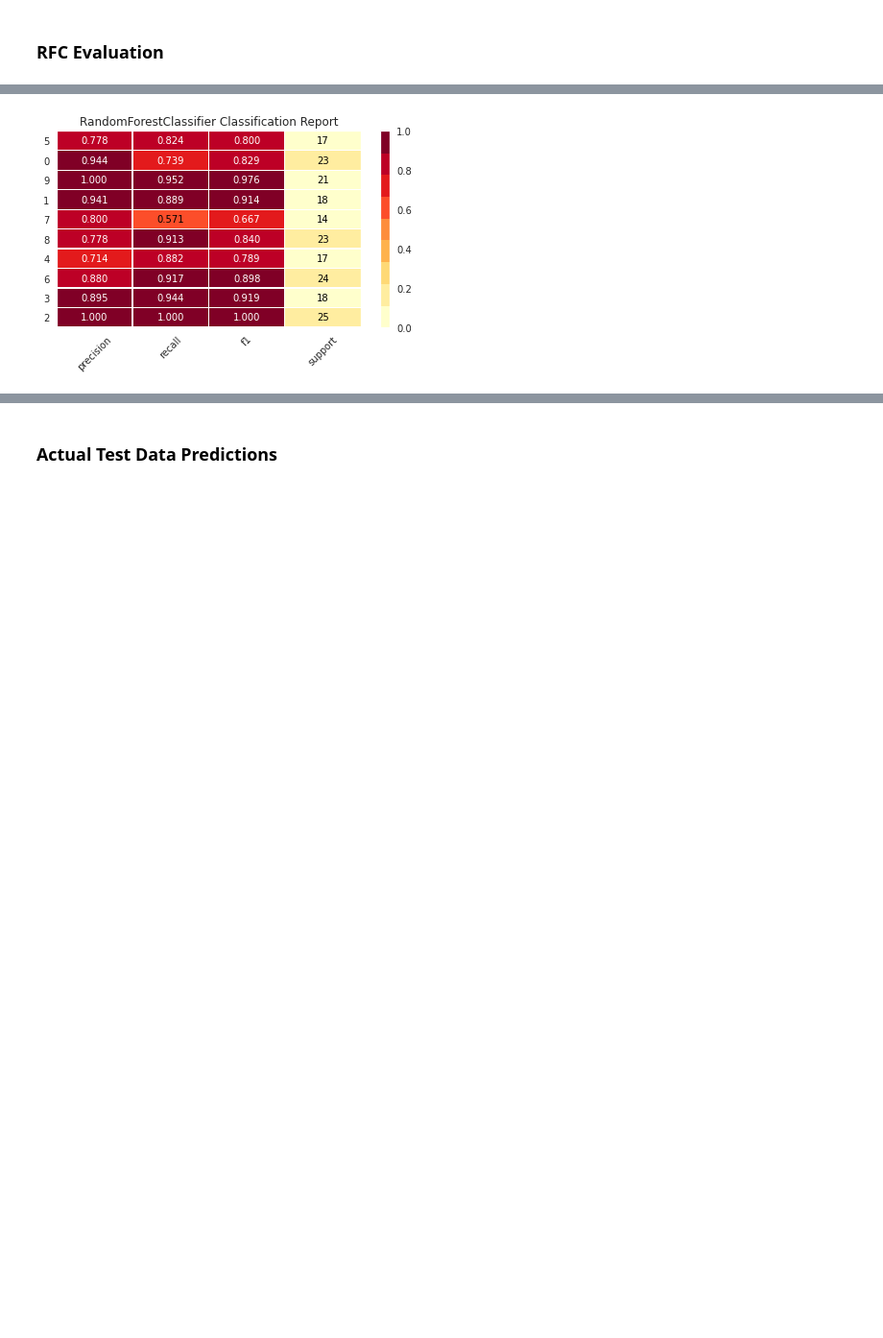
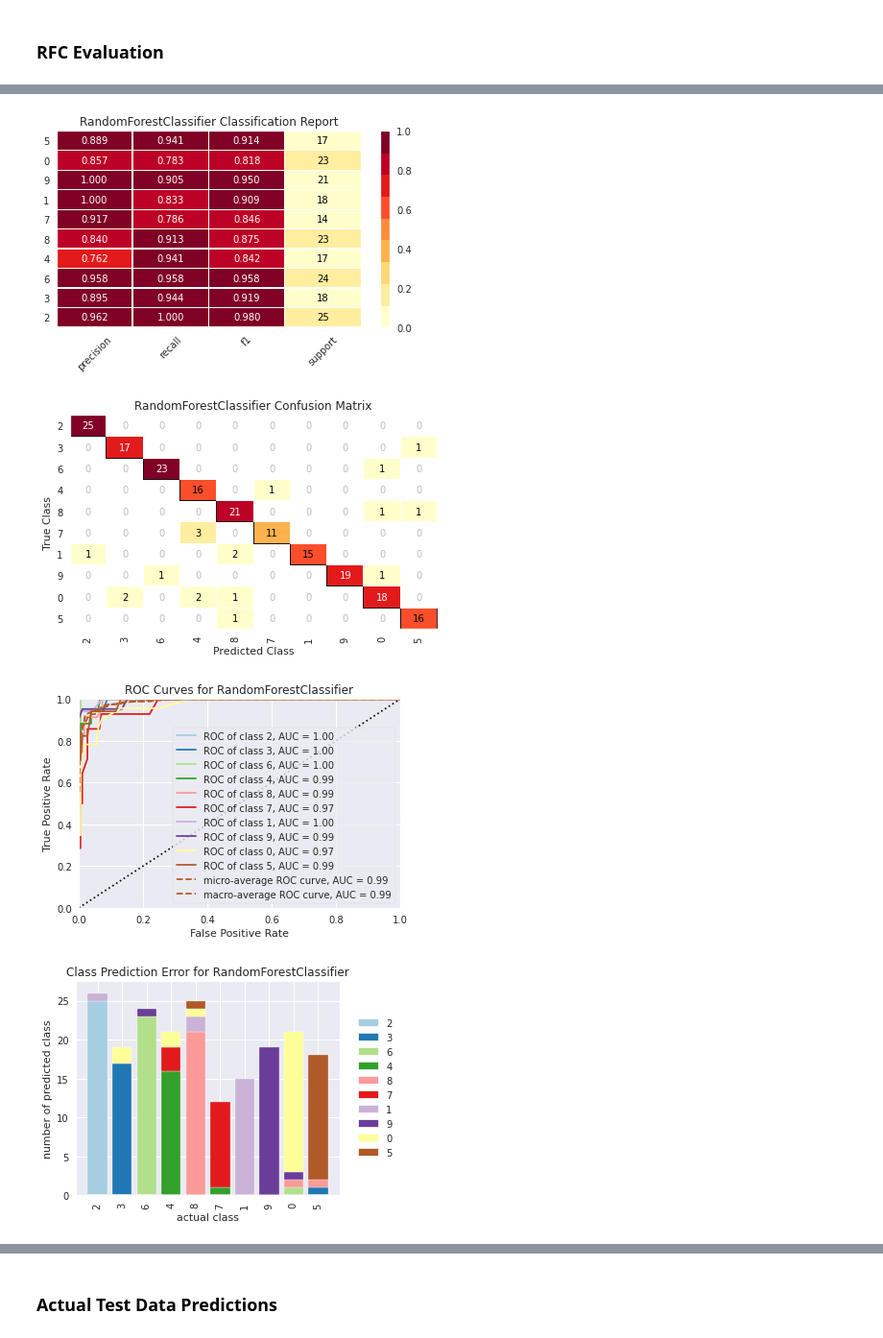
Before and after one commit to oimartin/MNIST_Digit_Recognizer, a Jupyter notebook: digits_notebook.ipynb, the cells around one changed output, grey strips where cells are left out. Shown: that part at 96% size. Drawn from its saved outputs; the diff is of its cells as text; code cells hidden in the pictures; blank space fills up the shorter version.

Commit message:
added yellobrick classifier visualizers

```diff
--- a/digits_notebook.ipynb
+++ b/digits_notebook.ipynb
@@ -210,11 +194,32 @@ def eval_classification (y_pred, y_true, x_data, model_name, train_test):
   ''')
   return
 
-def yellow_brick (model, x_train, y_train, x_test, y_test):
+def class_vis (model, model_name, x_train, y_train, x_test, y_test):
+  sns.set_style("darkgrid")
+  set_palette('paired')
   visualizer = ClassificationReport(model, classes=list(y_train.unique()), support=True)
   visualizer.fit(x_train, y_train)        # Fit the visualizer and the model
   visualizer.score(x_test, y_test)        # Evaluate the model on the test data
+  visualizer.show(outpath=f"{model_name}_classification_report.png")
   visualizer.show()
+
+  cm = ConfusionMatrix(model, classes=list(y_train.unique()))
+  cm.fit(x_train, y_train)
+  cm.score(x_test, y_test)
+  cm.show(outpath=f"{model_name}_confusin_matrix.png")
+  cm.show()
+
+  vis = ROCAUC(model, classes=list(y_train.unique()))
+  vis.fit(x_train, y_train)
+  vis.score(x_test, y_test)
+  vis.show(outpath=f"{model_name}_rocauc.png")
+  vis.show()
+
+  graph = ClassPredictionError(model, classes=list(y_train.unique()))
+  graph.fit(x_train, y_train)
+  graph.score(x_test, y_test)
+  graph.show(outpath=f"{model_name}_class_prediction.png")
+  graph.show()
   return
 
 def feature_importance (x_data, model):
@@ -297,5 +302,8 @@ feature_importance(X_train, RFC_model)
 # %%
-yellow_brick(RFC_model, X_train, labels_train,
+class_vis(RFC_model, 'RFC', X_train, labels_train,
              X_test, labels_test)
 # %% [output]
-[figure, old version]
+[figure, new version]
+[figure, added]
+[figure, added]
+[figure, added]
```
Also changed, not shown: parts of 21 cells of this notebook.
